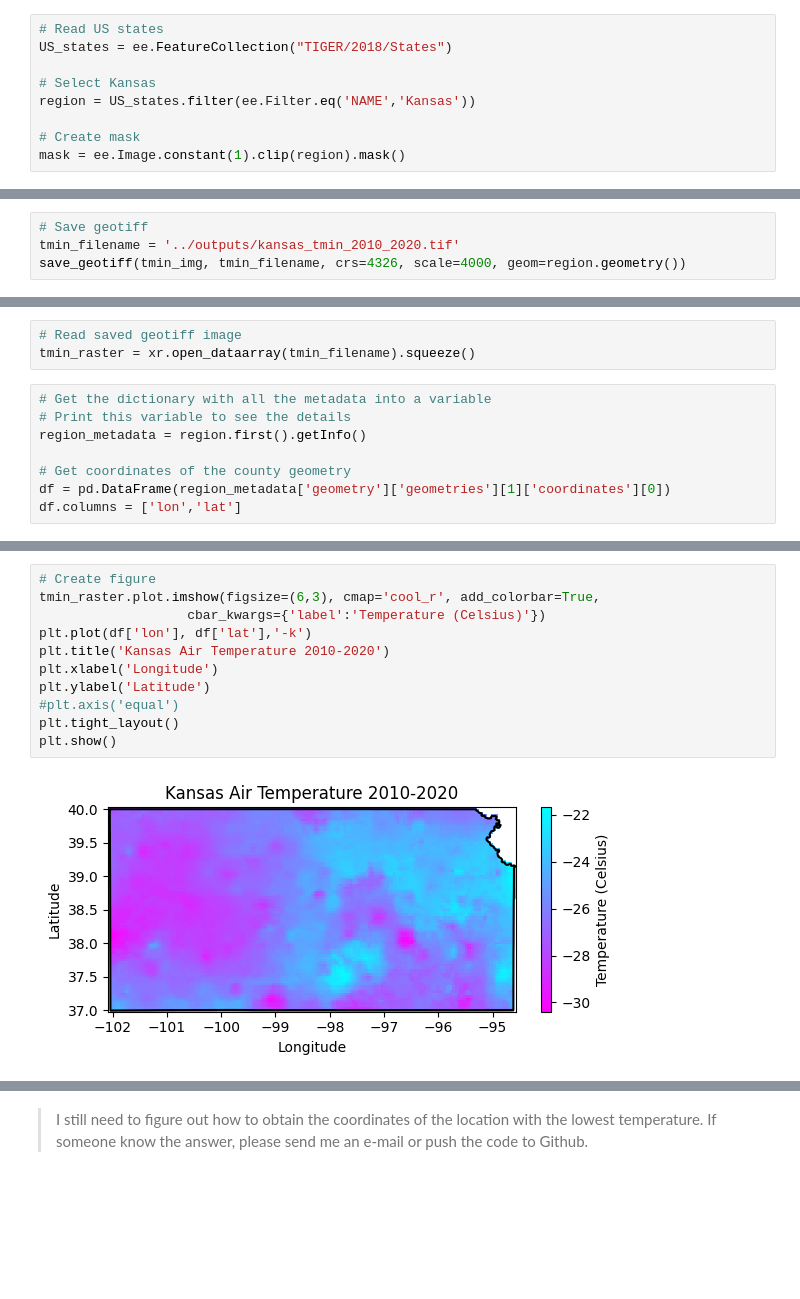
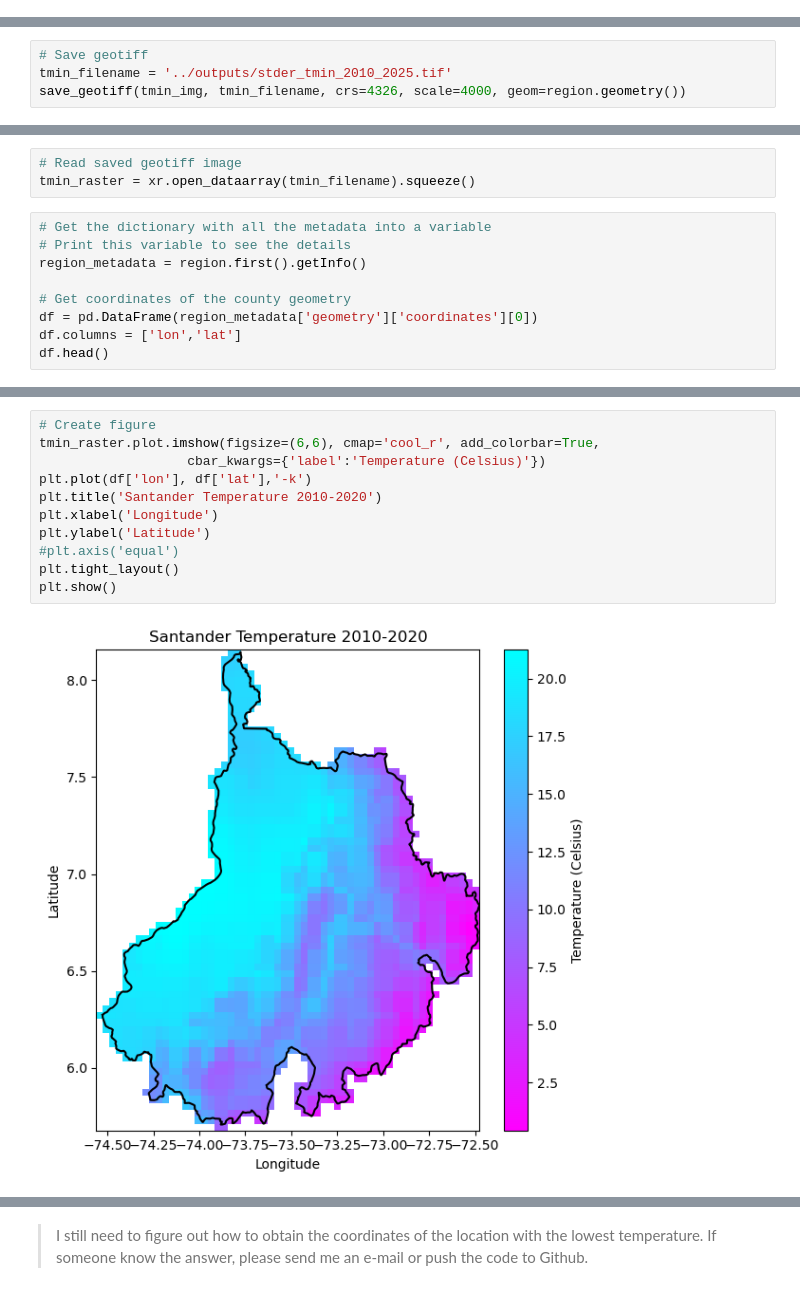
Before and after one commit to ials/geepy, a Jupyter notebook: notebooks/reduce_image_collection_to_image.ipynb, the cells around one changed output, grey strips where cells are left out. Drawn from its saved outputs; the diff is of its cells as text; blank space fills up the shorter version.

```diff
--- a/notebooks/reduce_image_collection_to_image.ipynb
+++ b/notebooks/reduce_image_collection_to_image.ipynb
@@ -247,10 +277 @@ The `.min()` reducer finds the minimum value. In this example we will determine
-# %%
-# Read US states
-US_states = ee.FeatureCollection("TIGER/2018/States")
-
-# Select Kansas
-region = US_states.filter(ee.Filter.eq('NAME','Kansas'))
-
-# Create mask
-mask = ee.Image.constant(1).clip(region).mask()
 # %%
@@ -260,6 +281,6 @@ tmin_img = prism.select('tmin').reduce(ee.Reducer.min()).mask(mask)
 # %%
 # Save geotiff
-tmin_filename = '../outputs/kansas_tmin_2010_2020.tif'
+tmin_filename = '../outputs/stder_tmin_2010_2025.tif'
 save_geotiff(tmin_img, tmin_filename, crs=4326, scale=4000, geom=region.geometry())
 # %% [output]
 Saved image
@@ -272,5 +293,6 @@ tmin_raster = xr.open_dataarray(tmin_filename).squeeze()
 region_metadata = region.first().getInfo()
 
 # Get coordinates of the county geometry
-df = pd.DataFrame(region_metadata['geometry']['geometries'][1]['coordinates'][0])
+df = pd.DataFrame(region_metadata['geometry']['coordinates'][0])
 df.columns = ['lon','lat']
+df.head()
@@ -277,16 +306,16 @@ df.columns = ['lon','lat']
 # %%
 # Create figure
-tmin_raster.plot.imshow(figsize=(6,3), cmap='cool_r', add_colorbar=True,
+tmin_raster.plot.imshow(figsize=(6,6), cmap='cool_r', add_colorbar=True,
                    cbar_kwargs={'label':'Temperature (Celsius)'})
 plt.plot(df['lon'], df['lat'],'-k')
-plt.title('Kansas Air Temperature 2010-2020')
+plt.title('Santander Temperature 2010-2020')
 plt.xlabel('Longitude')
 plt.ylabel('Latitude')
 #plt.axis('equal')
 plt.tight_layout()
 plt.show()
 # %% [output]
-[figure, old version]
+[figure, new version]
 # %%
 # Find lowest temperature
 tmin_img.reduceRegion(reducer = ee.Reducer.min(),
```
Also changed, not shown: parts of 20 cells of this notebook, 15 other files.
